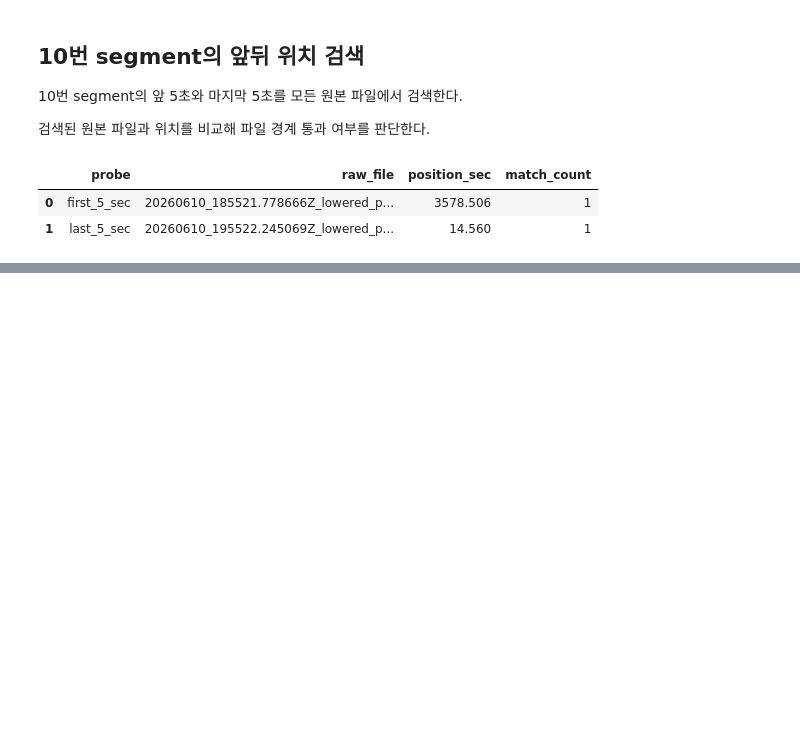
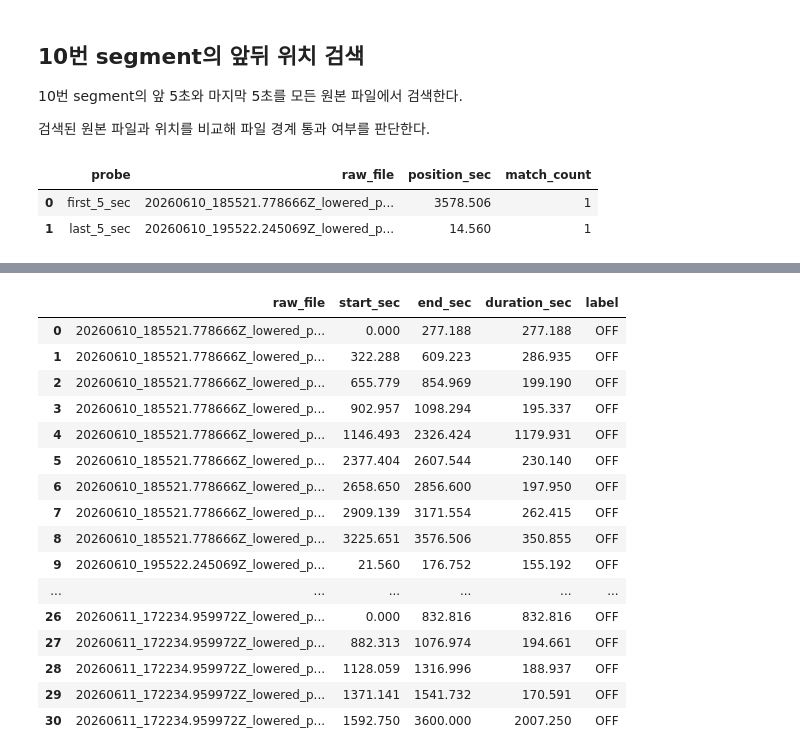
Before and after one commit to tnwlvos/Purdue-AI-education-Muchine-Learning-, a Jupyter notebook: PurdueAI_Final_project.ipynb, the cells around one changed output, grey strips where cells are left out. Drawn from its saved outputs; the diff is of its cells as text; code cells hidden in the pictures; blank space fills up the shorter version.

```diff
--- a/PurdueAI_Final_project.ipynb
+++ b/PurdueAI_Final_project.ipynb
@@ -1281,0 +1431,95 @@ display(segment_10_boundary_matches)
+# %%
+OFF_GUARD_SECONDS = 2.0
+
+off_candidate_records = []
+
+for _, raw_row in raw_info.iterrows():
+    raw_file_name = raw_row["file_name"]
+    raw_duration_sec = raw_row["duration_sec"]
+
+    raw_on_intervals = (
+        on_intervals[
+            on_intervals["raw_file"] == raw_file_name
+        ]
+        .sort_values("start_sec")
+    )
+
+    blocked_intervals = []
+
+    for _, on_row in raw_on_intervals.iterrows():
+        blocked_start = max(
+            0.0,
+            on_row["start_sec"] - OFF_GUARD_SECONDS,
+        )
+
+        blocked_end = min(
+            raw_duration_sec,
+            on_row["end_sec"] + OFF_GUARD_SECONDS,
+        )
+
+        if (
+            blocked_intervals
+            and blocked_start <= blocked_intervals[-1][1]
+        ):
+            blocked_intervals[-1][1] = max(
+                blocked_intervals[-1][1],
+                blocked_end,
+            )
+        else:
+            blocked_intervals.append(
+                [blocked_start, blocked_end]
+            )
+
+    current_position = 0.0
+
+    for blocked_start, blocked_end in blocked_intervals:
+        if blocked_start > current_position:
+            off_candidate_records.append({
+                "raw_file": raw_file_name,
+                "start_sec": current_position,
+                "end_sec": blocked_start,
+                "duration_sec": (
+                    blocked_start - current_position
+                ),
+                "label": "OFF",
+            })
+
+        current_position = max(
+            current_position,
+            blocked_end,
+        )
+
+    if current_position < raw_duration_sec:
+        off_candidate_records.append({
+            "raw_file": raw_file_name,
+            "start_sec": current_position,
+            "end_sec": raw_duration_sec,
+            "duration_sec": (
+                raw_duration_sec - current_position
+            ),
+            "label": "OFF",
+        })
+
+off_candidates = pd.DataFrame(
+    off_candidate_records
+)
+
+display(off_candidates)
+# %% [output]
+|  | raw_file | start_sec | end_sec | duration_sec | label |
+| 0 | 20260610_185521.778666Z_lowered_p... | 0.000 | 277.188 | 277.188 | OFF |
+| 1 | 20260610_185521.778666Z_lowered_p... | 322.288 | 609.223 | 286.935 | OFF |
+| 2 | 20260610_185521.778666Z_lowered_p... | 655.779 | 854.969 | 199.190 | OFF |
+| 3 | 20260610_185521.778666Z_lowered_p... | 902.957 | 1098.294 | 195.337 | OFF |
+| 4 | 20260610_185521.778666Z_lowered_p... | 1146.493 | 2326.424 | 1179.931 | OFF |
+| 5 | 20260610_185521.778666Z_lowered_p... | 2377.404 | 2607.544 | 230.140 | OFF |
+| 6 | 20260610_185521.778666Z_lowered_p... | 2658.650 | 2856.600 | 197.950 | OFF |
+| 7 | 20260610_185521.778666Z_lowered_p... | 2909.139 | 3171.554 | 262.415 | OFF |
+| 8 | 20260610_185521.778666Z_lowered_p... | 3225.651 | 3576.506 | 350.855 | OFF |
+| 9 | 20260610_195522.245069Z_lowered_p... | 21.560 | 176.752 | 155.192 | OFF |
+| ... | ... | ... | ... | ... | ... |
+| 26 | 20260611_172234.959972Z_lowered_p... | 0.000 | 832.816 | 832.816 | OFF |
+| 27 | 20260611_172234.959972Z_lowered_p... | 882.313 | 1076.974 | 194.661 | OFF |
+| 28 | 20260611_172234.959972Z_lowered_p... | 1128.059 | 1316.996 | 188.937 | OFF |
+| 29 | 20260611_172234.959972Z_lowered_p... | 1371.141 | 1541.732 | 170.591 | OFF |
+| 30 | 20260611_172234.959972Z_lowered_p... | 1592.750 | 3600.000 | 2007.250 | OFF |
```
Also changed, not shown: parts of 5 cells of this notebook.
